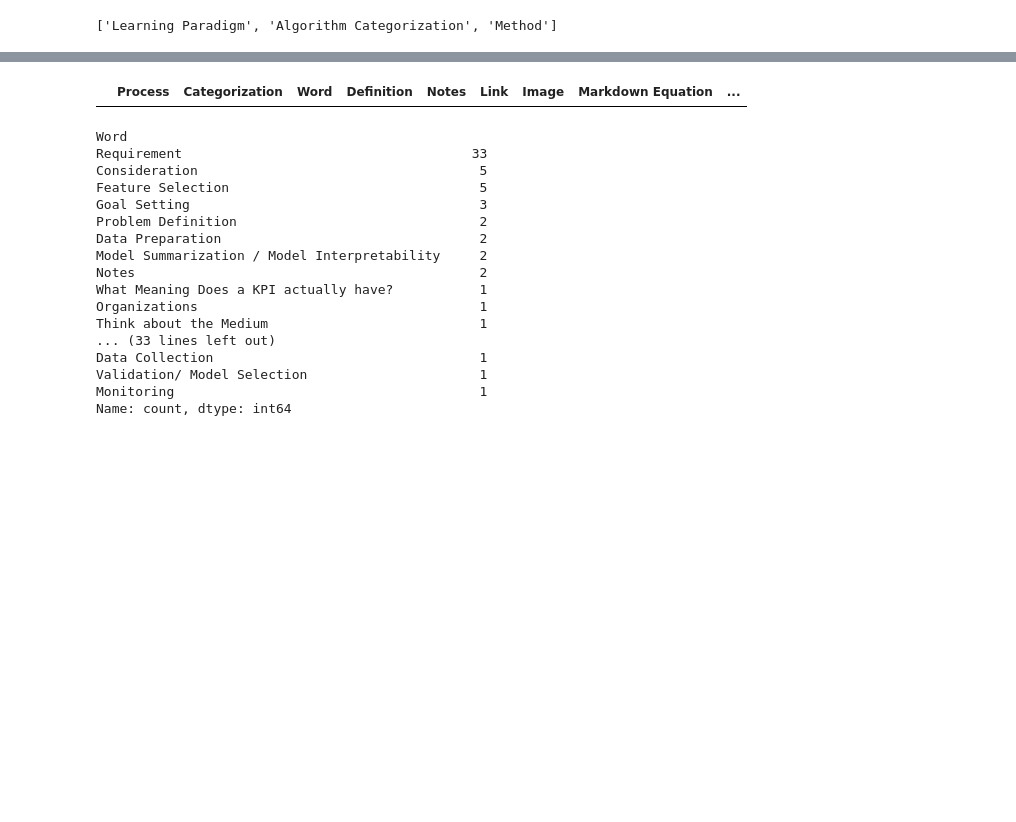
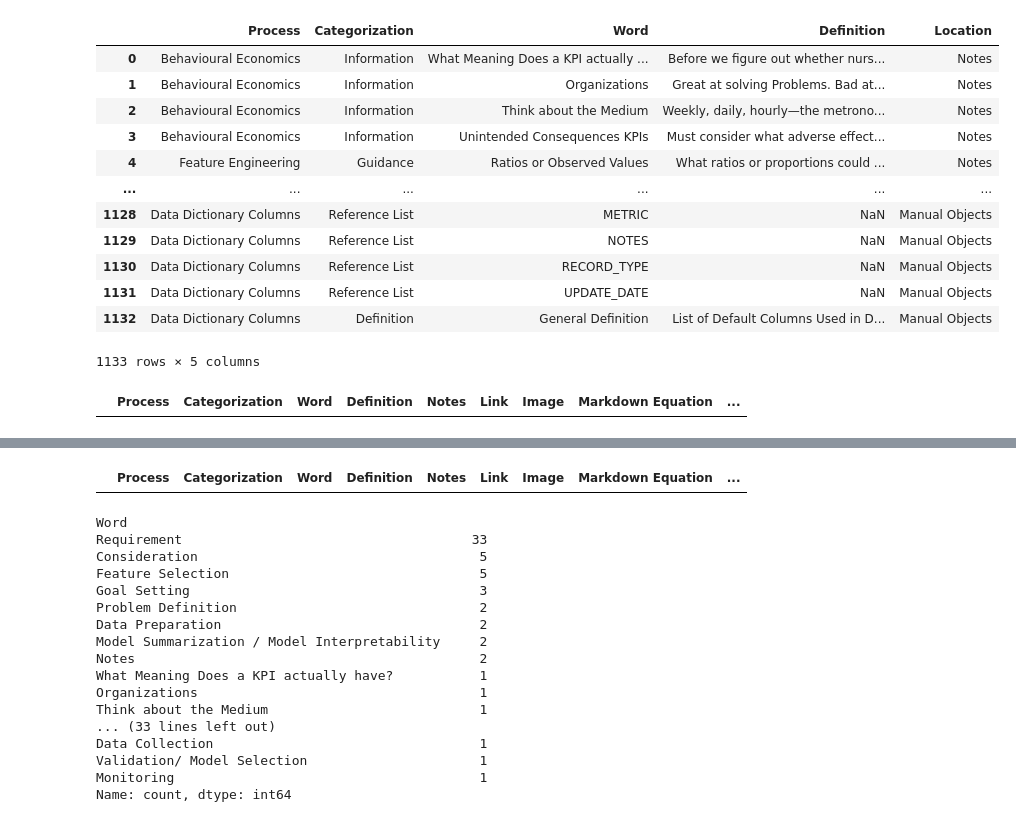
Before and after one commit to derek-dewald/Python_Tools, a Jupyter notebook: JupyterNotebooks/Untitled1.ipynb, the cells around one changed output, grey strips where cells are left out. Drawn from its saved outputs; the diff is of its cells as text; code cells hidden in the pictures; blank space fills up the shorter version.

```diff
--- a/JupyterNotebooks/Untitled1.ipynb
+++ b/JupyterNotebooks/Untitled1.ipynb
@@ -22,4 +39,23 @@ df_base.sort_values(['Process','Categorization','Word'])
-# %%
-df = pd.read_csv(object_dict['csv_links']['python_object']['google_definition_csv'])
-# %% [output]
-['Learning Paradigm', 'Algorithm Categorization', 'Method']
+# %%
+df = pd.read_excel('/Users/derekdewald/Documents/Python/Github_Repo/Streamlit/Data/consolidated_dataset.xlsx')
+df
+# %% [output]
+|  | Process | Categorization | Word | Definition | Location |
+| 0 | Behavioural Economics | Information | What Meaning Does a KPI actually ... | Before we figure out whether nurs... | Notes |
+| 1 | Behavioural Economics | Information | Organizations | Great at solving Problems. Bad at... | Notes |
+| 2 | Behavioural Economics | Information | Think about the Medium | Weekly, daily, hourly—the metrono... | Notes |
+| 3 | Behavioural Economics | Information | Unintended Consequences KPIs | Must consider what adverse effect... | Notes |
+| 4 | Feature Engineering | Guidance | Ratios or Observed Values | What ratios or proportions could ... | Notes |
+| ... | ... | ... | ... | ... | ... |
+| 1128 | Data Dictionary Columns | Reference List | METRIC | NaN | Manual Objects |
+| 1129 | Data Dictionary Columns | Reference List | NOTES | NaN | Manual Objects |
+| 1130 | Data Dictionary Columns | Reference List | RECORD_TYPE | NaN | Manual Objects |
+| 1131 | Data Dictionary Columns | Reference List | UPDATE_DATE | NaN | Manual Objects |
+| 1132 | Data Dictionary Columns | Definition | General Definition | List of Default Columns Used in D... | Manual Objects |
+1133 rows × 5 columns
+# %%
+word = "Entro"
+
+definitions[definitions['Word'].fillna('').str.contains(word,case=False)]
+# %% [output]
+|  | Process | Categorization | Word | Definition | Notes | Link | Image | Markdown Equation | ... |
```
Also changed, not shown: parts of 11 cells of this notebook, 17 other files.
